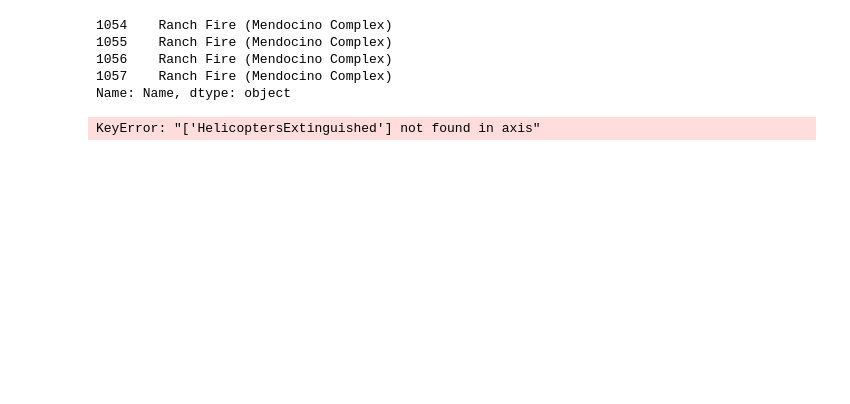
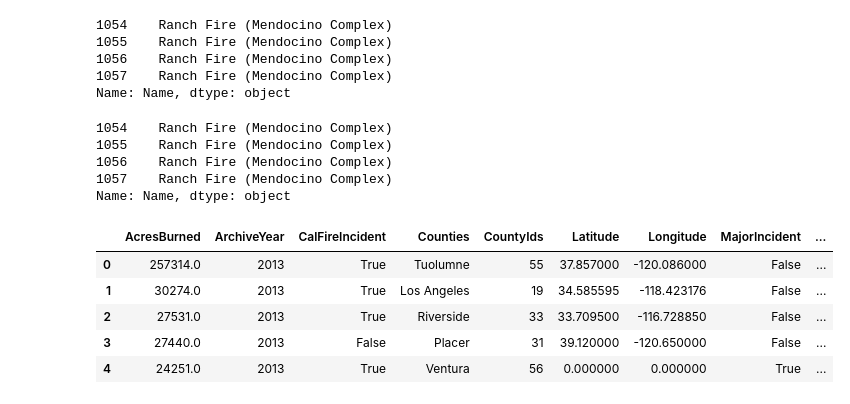
Before and after one commit to erinrkahn/final_project, a Jupyter notebook: Data Preprocessing.ipynb, the cells around one changed output. Drawn from its saved outputs; the diff is of its cells as text; code cells hidden in the pictures; blank space fills up the shorter version.

```diff
--- a/Data Preprocessing.ipynb
+++ b/Data Preprocessing.ipynb
@@ -20,40 +15,58 @@ fire_df[fire_df["CountyIds"] == '6,11,17,23']["Name"]
 1056    Ranch Fire (Mendocino Complex)
 1057    Ranch Fire (Mendocino Complex)
 Name: Name, dtype: object
+# %%
+# ****** DATASET 1 : THE FIRE DATA *******
+#  Import and read the charity_data.csv.
+import pandas as pd
+fire_df = pd.read_csv("Data/California_Fire_Incidents.csv")
+fire_df[fire_df["CountyIds"] == '6,11,17,23']["Name"]
+# %% [output]
+1054    Ranch Fire (Mendocino Complex)
+1055    Ranch Fire (Mendocino Complex)
+1056    Ranch Fire (Mendocino Complex)
+1057    Ranch Fire (Mendocino Complex)
+Name: Name, dtype: object
 # %%
 fire_df = fire_df.drop(["Active",
 "AdminUnit",
 "AirTankers",
 "CanonicalUrl",
 "ConditionStatement",
 "ControlStatement",
 "CrewsInvolved",
 "Dozers",
 "Engines",
-"Helicopters"
+"Helicopters",
 "Extinguished",
 "Fatalities",
 "Featured",
 "Final",
 "FuelType",
 "Injuries",
 "Location",
 # "Name",
 "PercentContained",
 "Public",
 "SearchDescription",
 "SearchKeywords",
 "Status",
 "StructuresDamaged",
 "StructuresDestroyed",
 "StructuresEvacuated",
 "StructuresThreatened",
 "UniqueId",
-"Updated"
+"Updated",
+"WaterTenders"
 ], axis=1)
 fire_df.head()
 # %% [output]
-KeyError: "['HelicoptersExtinguished'] not found in axis"
+|  | AcresBurned | ArchiveYear | CalFireIncident | Counties | CountyIds | Latitude | Longitude | MajorIncident | ... |
+| 0 | 257314.0 | 2013 | True | Tuolumne | 55 | 37.857000 | -120.086000 | False | ... |
+| 1 | 30274.0 | 2013 | True | Los Angeles | 19 | 34.585595 | -118.423176 | False | ... |
+| 2 | 27531.0 | 2013 | True | Riverside | 33 | 33.709500 | -116.728850 | False | ... |
+| 3 | 27440.0 | 2013 | False | Placer | 31 | 39.120000 | -120.650000 | False | ... |
+| 4 | 24251.0 | 2013 | True | Ventura | 56 | 0.000000 | 0.000000 | True | ... |
 # %%
 # LOOK AT UNDECIDED COUNTIES
 [(column, fire_df[column].nunique()) for column in fire_df]
```
Also changed, not shown: parts of 19 cells of this notebook, 1 other file.
